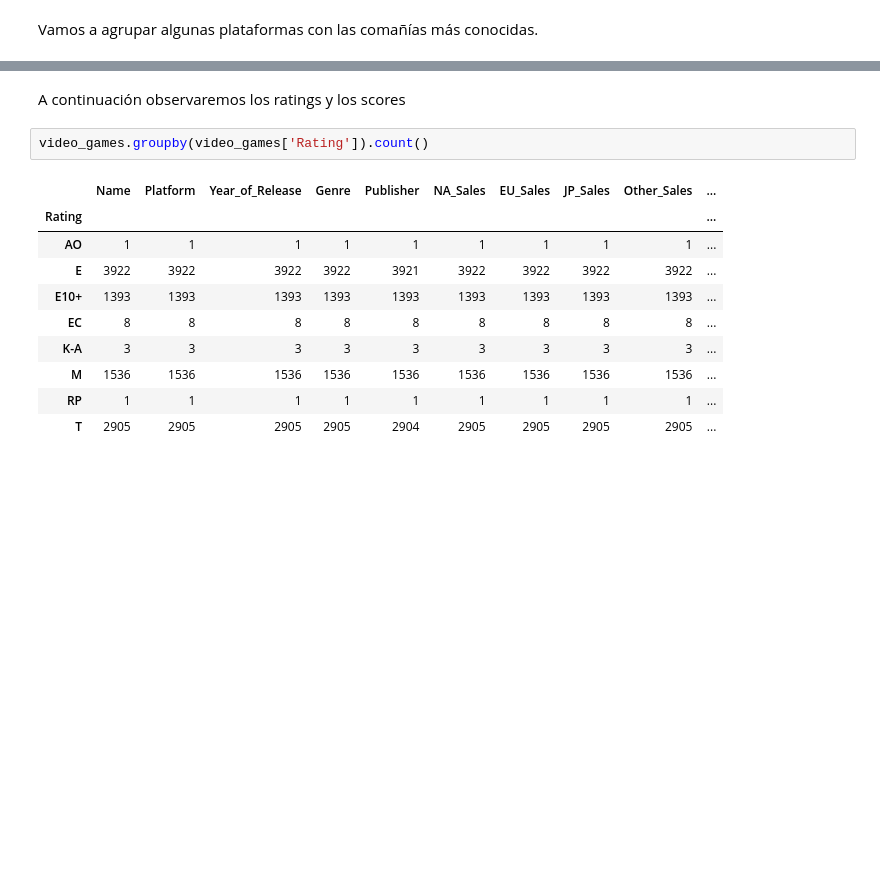
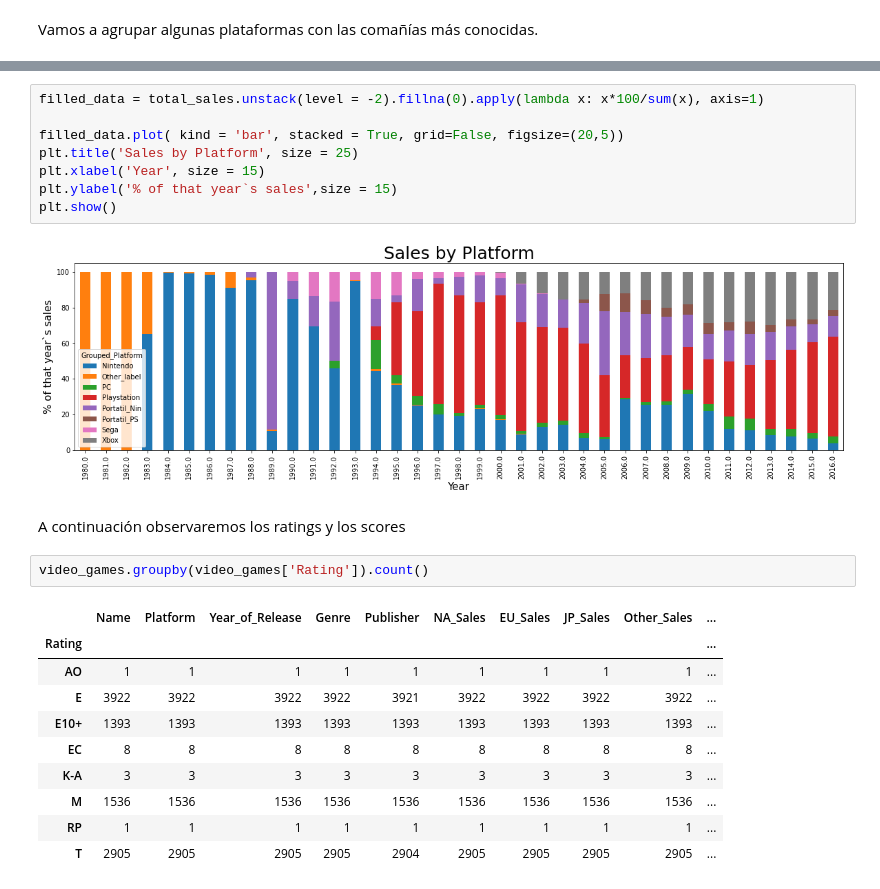
Before and after one commit to prope-2020-gh-classroom/practica-final-por-equipos-verano-2020-itam-jreyesgar93, a Jupyter notebook: Analisis_exploratorio.ipynb, the cells around one changed output, grey strips where cells are left out. Cells and saved outputs as stored; diff of their text form; blank space fills up the shorter version.

```diff
--- a/Analisis_exploratorio.ipynb
+++ b/Analisis_exploratorio.ipynb
@@ -136,3 +140,13 @@ plt.show()
+# %%
+filled_data = total_sales.unstack(level = -2).fillna(0).apply(lambda x: x*100/sum(x), axis=1)
+
+filled_data.plot( kind = 'bar', stacked = True, grid=False, figsize=(20,5))
+plt.title('Sales by Platform', size = 25)
+plt.xlabel('Year', size = 15)
+plt.ylabel('% of that year`s sales',size = 15)
+plt.show()
+# %% [output]
+[figure, added]
 # %% [markdown]
 A continuación observaremos los ratings y los scores
 # %%
```
Also changed, not shown: parts of 6 cells of this notebook.
